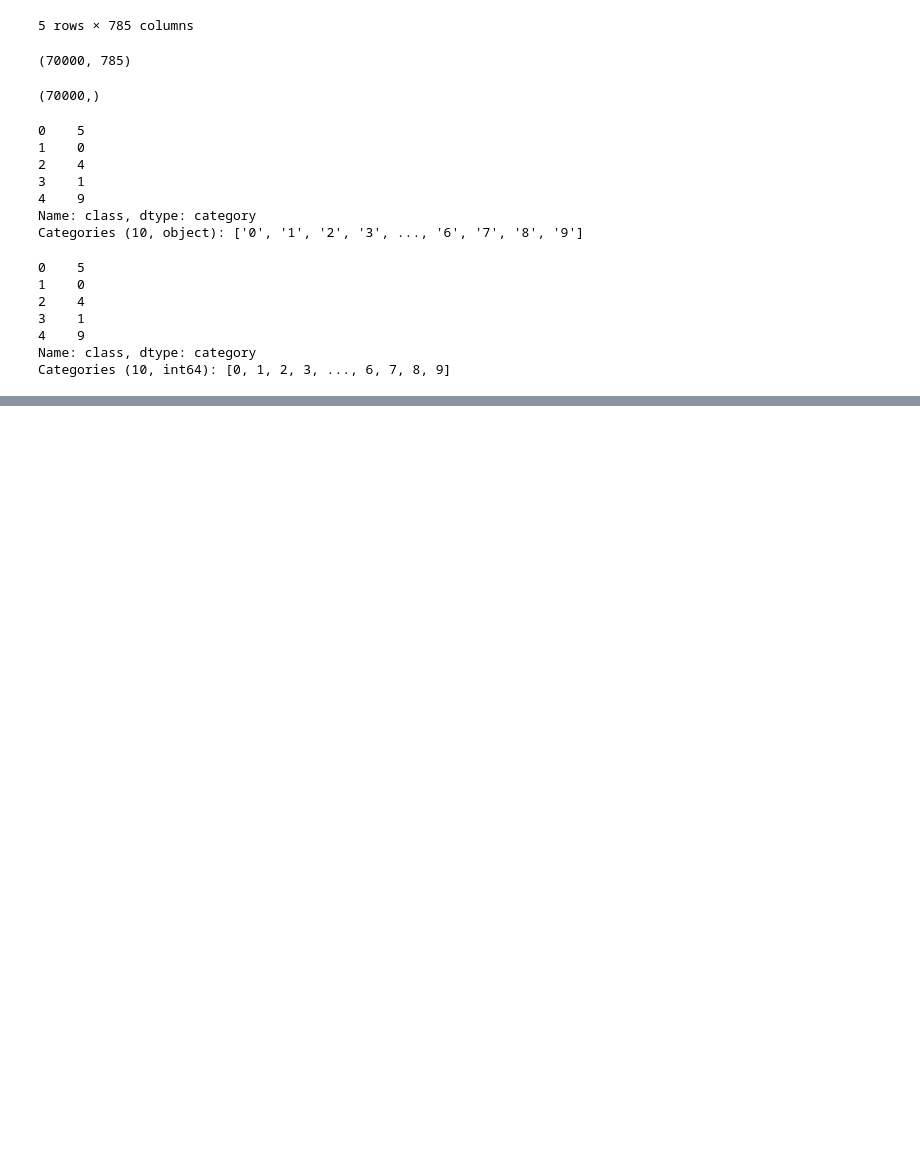
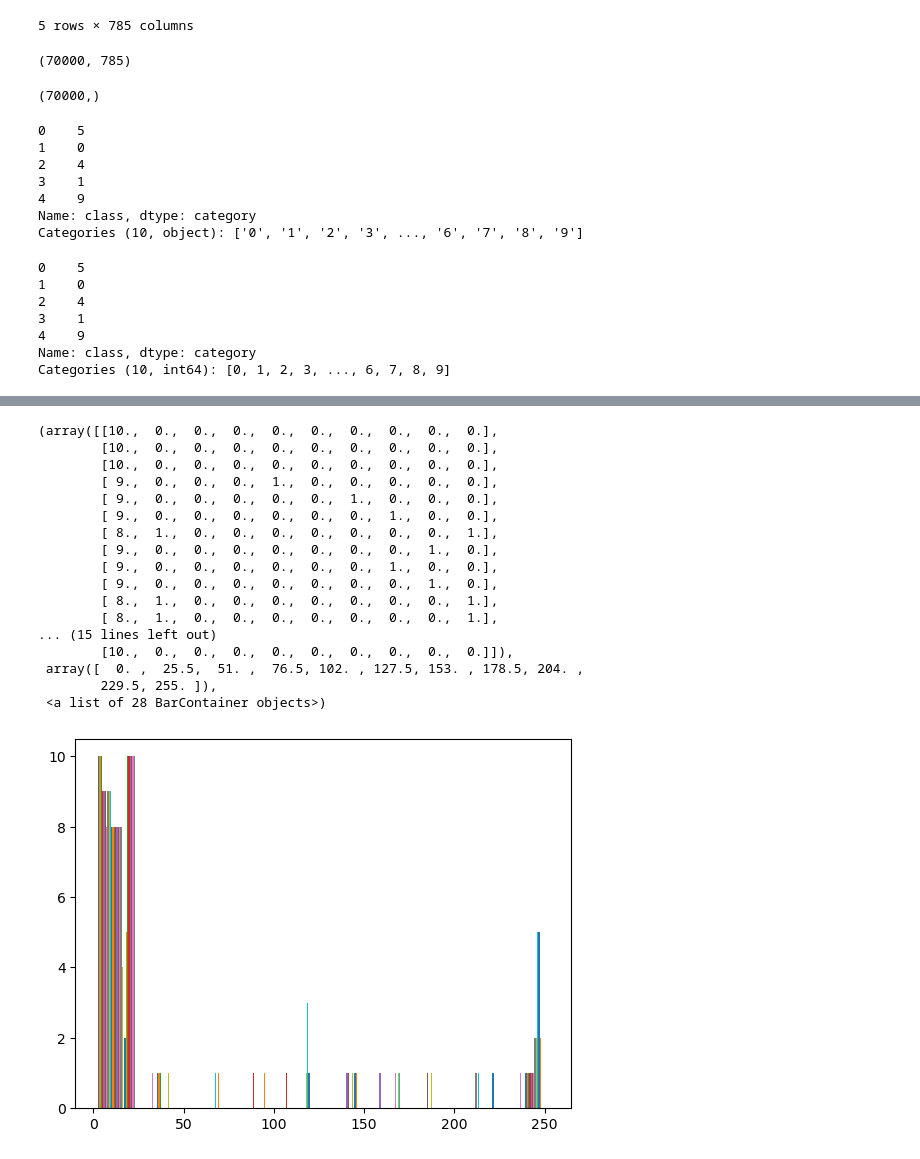
Before and after one commit to lazarovziv/intro-to-machine-learning, a Jupyter notebook: maman11/maman11.ipynb, the cells around one changed output, grey strips where cells are left out. Cells and saved outputs as stored; diff of their text form; code cells hidden in the pictures; blank space fills up the shorter version.

```diff
--- a/maman11/maman11.ipynb
+++ b/maman11/maman11.ipynb
@@ -88,3 +125,24 @@ import matplotlib.pyplot as plt
+# %%
+plt.hist(X_train[np.where(y_train == 7)][0, 1:].reshape(28, 28)[10:20, :])
+# %% [output]
+(array([[10.,  0.,  0.,  0.,  0.,  0.,  0.,  0.,  0.,  0.],
+        [10.,  0.,  0.,  0.,  0.,  0.,  0.,  0.,  0.,  0.],
+        [10.,  0.,  0.,  0.,  0.,  0.,  0.,  0.,  0.,  0.],
+        [ 9.,  0.,  0.,  0.,  1.,  0.,  0.,  0.,  0.,  0.],
+        [ 9.,  0.,  0.,  0.,  0.,  0.,  1.,  0.,  0.,  0.],
+        [ 9.,  0.,  0.,  0.,  0.,  0.,  0.,  1.,  0.,  0.],
+        [ 8.,  1.,  0.,  0.,  0.,  0.,  0.,  0.,  0.,  1.],
+        [ 9.,  0.,  0.,  0.,  0.,  0.,  0.,  0.,  1.,  0.],
+        [ 9.,  0.,  0.,  0.,  0.,  0.,  0.,  1.,  0.,  0.],
+        [ 9.,  0.,  0.,  0.,  0.,  0.,  0.,  0.,  1.,  0.],
+        [ 8.,  1.,  0.,  0.,  0.,  0.,  0.,  0.,  0.,  1.],
+        [ 8.,  1.,  0.,  0.,  0.,  0.,  0.,  0.,  0.,  1.],
+... (15 lines left out)
+        [10.,  0.,  0.,  0.,  0.,  0.,  0.,  0.,  0.,  0.]]),
+ array([  0. ,  25.5,  51. ,  76.5, 102. , 127.5, 153. , 178.5, 204. ,
+        229.5, 255. ]),
+ <a list of 28 BarContainer objects>)
+[figure, added]
 # %%
 import numpy as np
 
```
Also changed, not shown: parts of 15 cells of this notebook.
